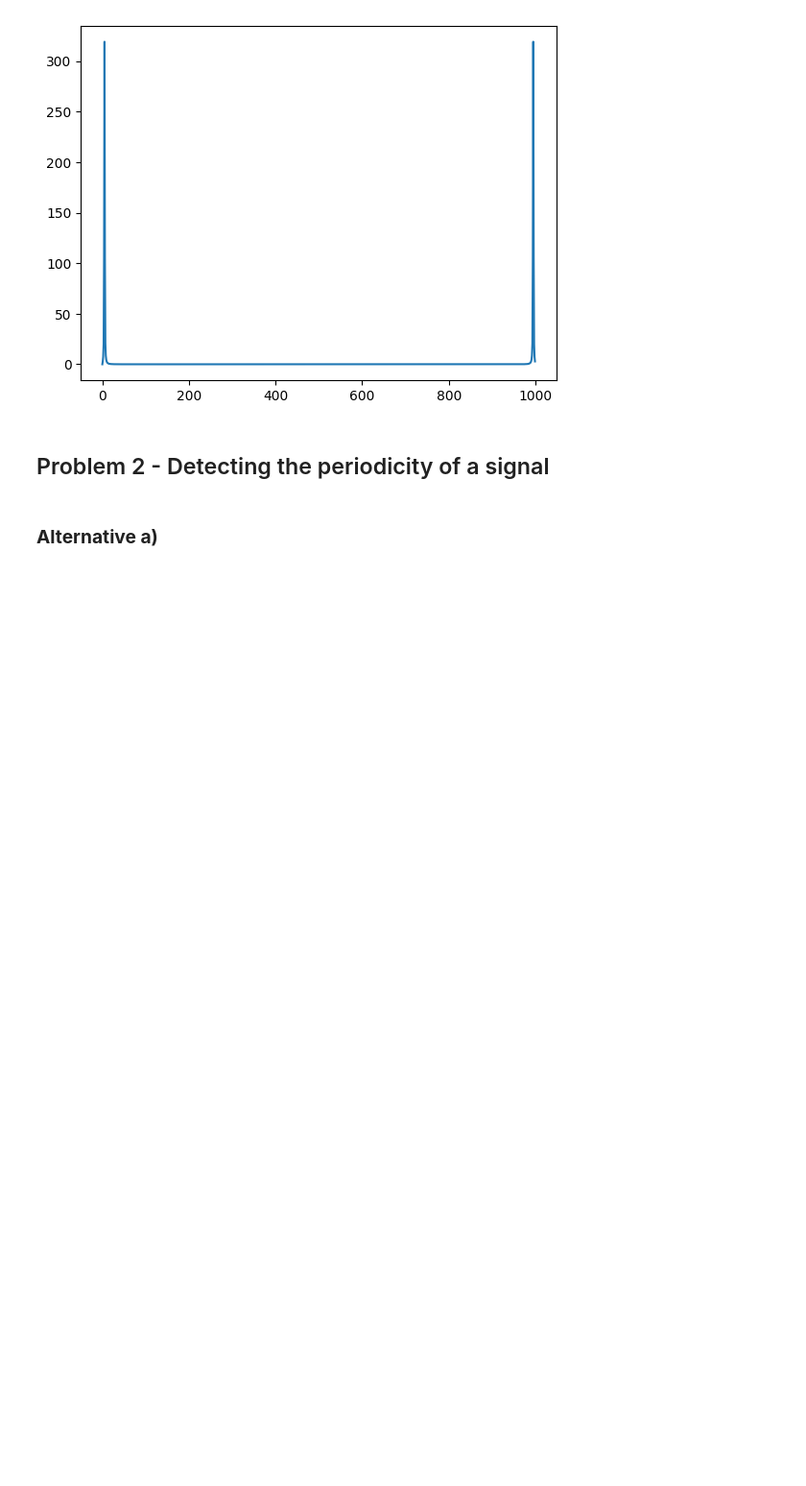
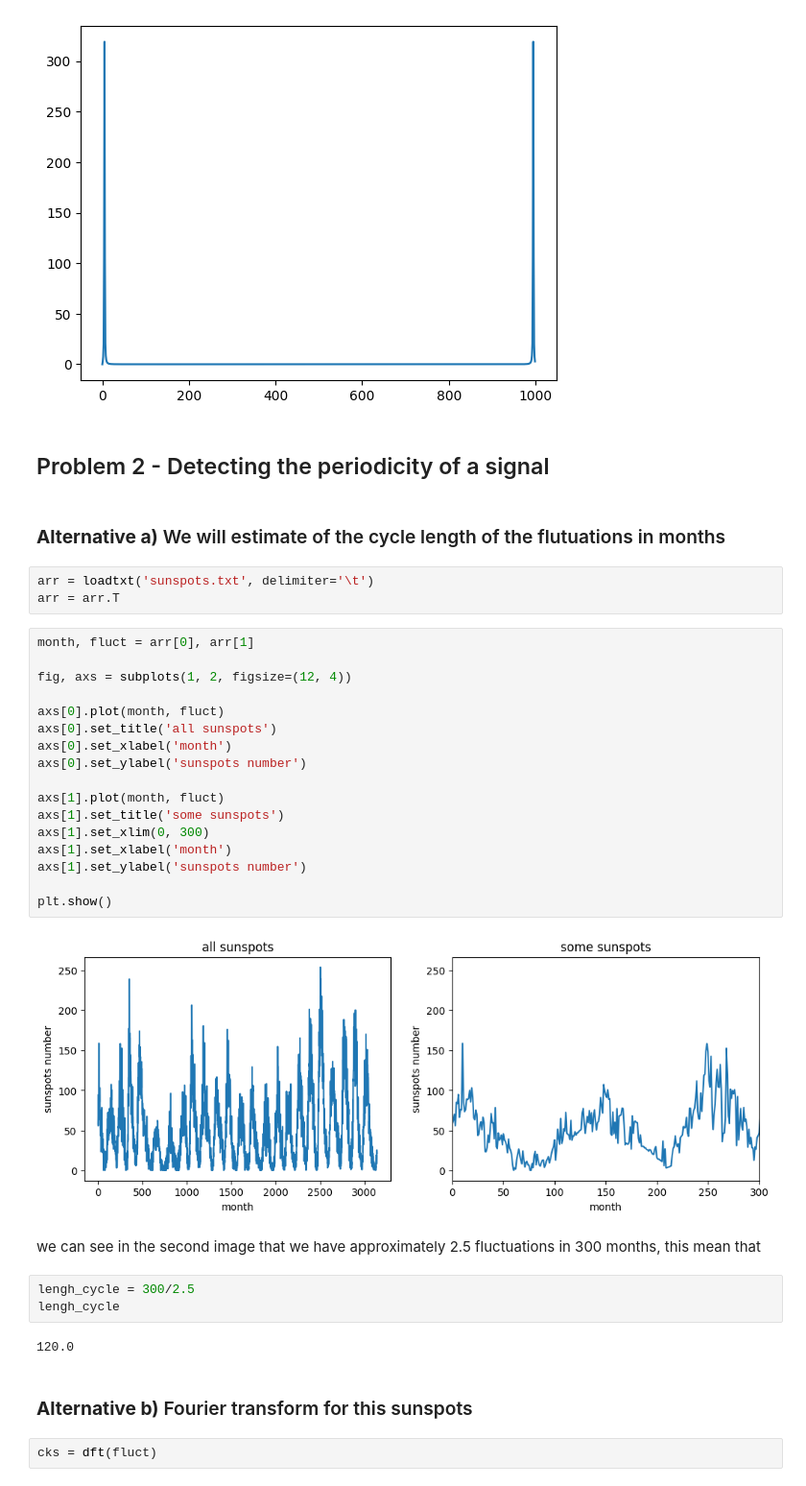
Before and after one commit to physerikc/computational-physics-II, a Jupyter notebook: list1 - fourier transform.ipynb, the cells around one changed output. Shown at 96% size. Drawn from its saved outputs; the diff is of its cells as text; blank space fills up the shorter version.

```diff
--- a/list1 - fourier transform.ipynb
+++ b/list1 - fourier transform.ipynb
@@ -82,4 +83,37 @@ plt.show()
 # %% [markdown]
 ## Problem 2 - Detecting the periodicity of a signal
 # %% [markdown]
-### **Alternative a)**
+### **Alternative a)** We will estimate of the cycle length of the flutuations in months
+# %%
+arr = loadtxt('sunspots.txt', delimiter='\t')
+arr = arr.T
+# %%
+month, fluct = arr[0], arr[1]
+
+fig, axs = subplots(1, 2, figsize=(12, 4))
+
+axs[0].plot(month, fluct)
+axs[0].set_title('all sunspots')
+axs[0].set_xlabel('month')
+axs[0].set_ylabel('sunspots number')
+
+axs[1].plot(month, fluct)
+axs[1].set_title('some sunspots')
+axs[1].set_xlim(0, 300)
+axs[1].set_xlabel('month')
+axs[1].set_ylabel('sunspots number')
+
+plt.show()
+# %% [output]
+[figure, added]
+# %% [markdown]
+we can see in the second image that we have approximately 2.5 fluctuations in 300 months, this mean that
+# %%
+lengh_cycle = 300/2.5
+lengh_cycle
+# %% [output]
+120.0
+# %% [markdown]
+### **Alternative b)** Fourier transform for this sunspots
+# %%
+cks = dft(fluct)
```
Also changed, not shown: parts of 19 cells of this notebook.
